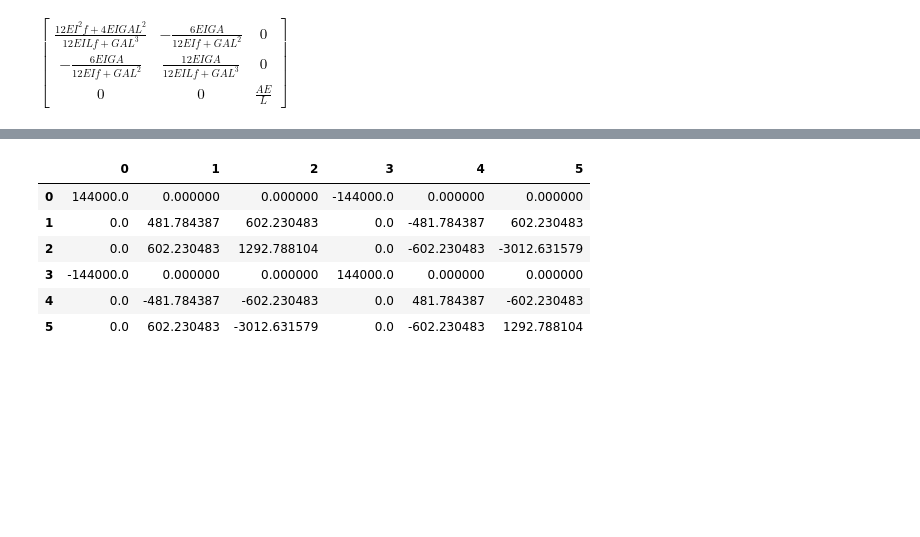
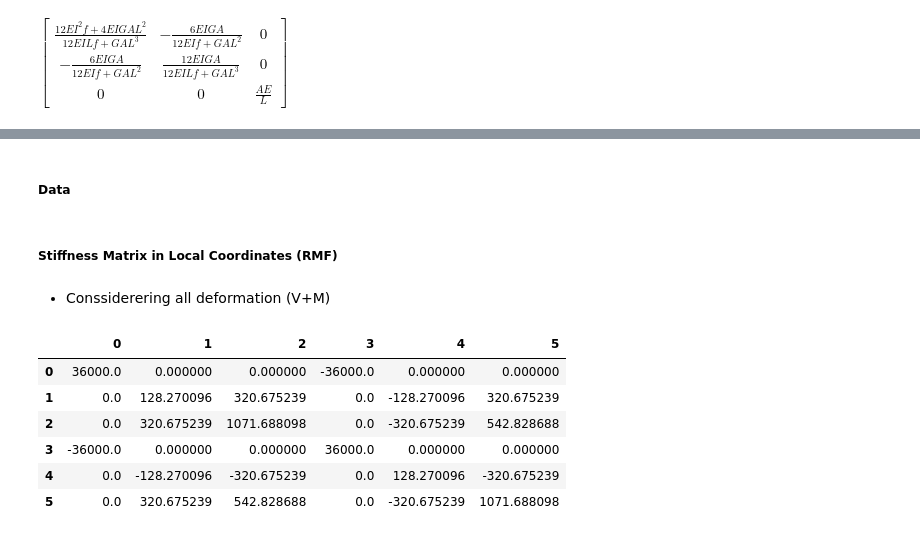
Before and after one commit to Normando1945/Repo_Maxtrix_Analisys, a Jupyter notebook: examples/Basic_Coding.ipynb, the cells around one changed output, grey strips where cells are left out. Cells and saved outputs as stored; diff of their text form; code cells hidden in the pictures; blank space fills up the shorter version.

```diff
--- a/examples/Basic_Coding.ipynb
+++ b/examples/Basic_Coding.ipynb
@@ -206,10 +207,17 @@ $\displaystyle \left[\begin{matrix}\frac{12 EI^{2} f + 4 EI GA L^{2}}{12 EI L f
 #### Stiffness Matrix in Local Coordinates (RMF)
 ![alt text](image.png)
 ![alt text](image-1.png)
+# %% [markdown]
+##### Data
 # %%
 A = 0.3*0.3
 I = 0.3**4/12
 E = 2000000
-G = 15000
+u = 0.2
+G = E/(2*(1+u))
 L = 5
 f = 6/5
+
+D1 = 0.01
+D2 = -0.03
+D3 = 0.0002
@@ -233,12 +224,17 @@ def stiffness_matrix_Element_RMF_L(A,I,E,L,G,f):
+# %% [markdown]
+##### Stiffness Matrix in Local Coordinates (RMF)
+# %% [markdown]
+* Conssiderering all deformation (V+M)
 # %%
-pepito = stiffness_matrix_Element_RMF_L(2*A,I,E,L/2,G,f)
-pepito_df = pd.DataFrame(pepito)
-pepito_df
+StiffnessMatrix = StiffnessMatrix_simple(A,I,E,L,G,f)
+kl = StiffnessMatrix.stiffness_matrix_Element_RMF_L()
+kl_df = pd.DataFrame(kl)
+kl_df
 # %% [output]
 |  | 0 | 1 | 2 | 3 | 4 | 5 |
-| 0 | 144000.0 | 0.000000 | 0.000000 | -144000.0 | 0.000000 | 0.000000 |
-| 1 | 0.0 | 481.784387 | 602.230483 | 0.0 | -481.784387 | 602.230483 |
-| 2 | 0.0 | 602.230483 | 1292.788104 | 0.0 | -602.230483 | -3012.631579 |
-| 3 | -144000.0 | 0.000000 | 0.000000 | 144000.0 | 0.000000 | 0.000000 |
-| 4 | 0.0 | -481.784387 | -602.230483 | 0.0 | 481.784387 | -602.230483 |
-| 5 | 0.0 | 602.230483 | -3012.631579 | 0.0 | -602.230483 | 1292.788104 |
+| 0 | 36000.0 | 0.000000 | 0.000000 | -36000.0 | 0.000000 | 0.000000 |
+| 1 | 0.0 | 128.270096 | 320.675239 | 0.0 | -128.270096 | 320.675239 |
+| 2 | 0.0 | 320.675239 | 1071.688098 | 0.0 | -320.675239 | 542.828688 |
+| 3 | -36000.0 | 0.000000 | 0.000000 | 36000.0 | 0.000000 | 0.000000 |
+| 4 | 0.0 | -128.270096 | -320.675239 | 0.0 | 128.270096 | -320.675239 |
+| 5 | 0.0 | 320.675239 | 542.828688 | 0.0 | -320.675239 | 1071.688098 |
```
Also changed, not shown: parts of 17 cells of this notebook, 4 other files.
